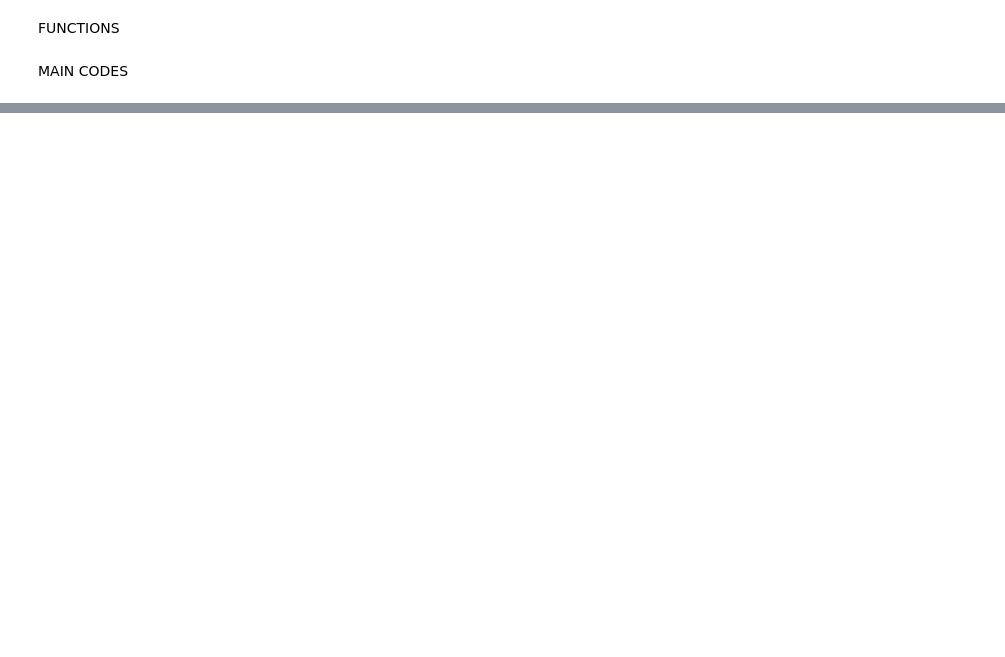
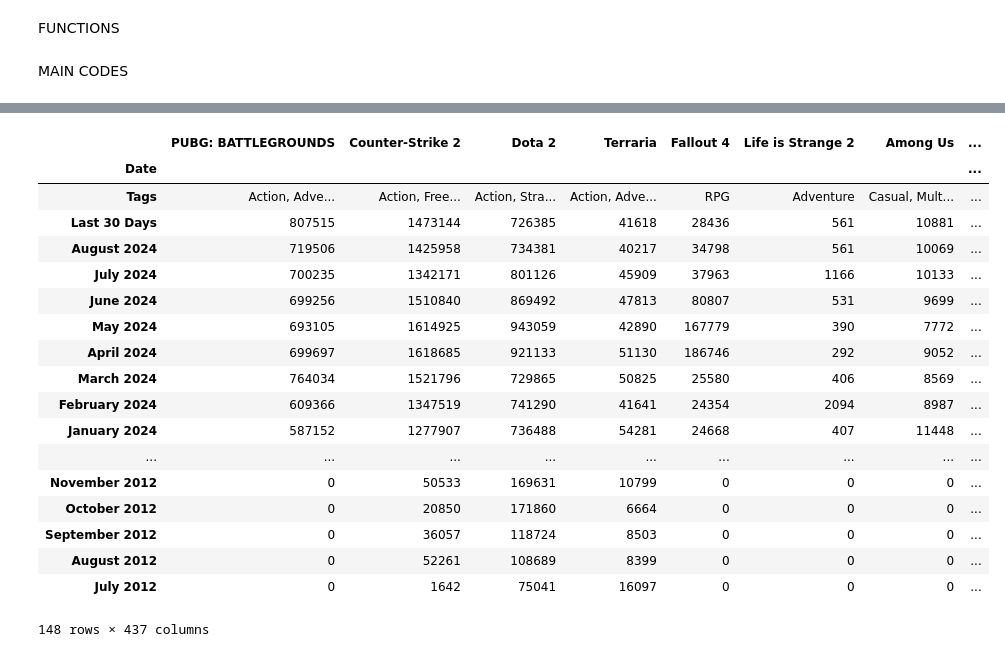
Before and after one commit to Pyros009/data-wrangling-project, a Jupyter notebook: Main.ipynb, the cells around one changed output, grey strips where cells are left out. Cells and saved outputs as stored; diff of their text form; code cells hidden in the pictures; blank space fills up the shorter version.

```diff
--- a/Main.ipynb
+++ b/Main.ipynb
@@ -210,0 +287,20 @@ with open ("tags_name_dict.pkl", "wb") as tags_name_dict_file:
+# %%
+"""
+def add_tags_df (df, dict):
+    df2 = df.copy()
+    for col in df2.columns:
+        int_key = int(col)
+        if int_key in map (int, dict.keys()):
+            df2.at[0, col] = dict[str(col)]
+    return df2
+"""
+# %%
+"""
+for col in df2.columns:
+        # Convert the integer key to string for comparison
+        str_key = str(col)
+        if str_key in map(str, tags_mp_dict.keys()):  # Check if the string version of the key exists in dictionary
+            df2.at[0, col] = tags_mp_dict[int(col)]  # Use .at to set value by label
+
+    return df2
+"""
@@ -312,22 +466,42 @@ out3_extracted
 # %%
 # Converts columns into game's name
-out4 = out3.copy()
+out4 = out3_extracted.copy()
 # creates the id list
 txt2 = txt.rename({"Game Title":"title", "Steam App ID":"id"}, axis=1)
 txt2 = txt2[["id","title"]]
 txt2.set_index("id", inplace=True)
 
 # Create a mapping from ids to titles
 title_mapping = {str(k): v for k, v in txt2["title"].to_dict().items()}
 
 # Rename the columns in out4 using the mapping
 out4.columns = [title_mapping.get(str(col), col) for col in out4.columns]
 
 # Creates our main dataframe visualization
 visual = "Peak Players"
 out4 = out4.applymap(lambda x: x[visual] if isinstance(x, dict) else x)
-out4 = round(out4.fillna(0).astype(float),0).astype(int)
+out4[1:] = round(out4[1:].fillna(0).astype(float),0).astype(int)
 out4
+# %% [output]
+|  | PUBG: BATTLEGROUNDS | Counter-Strike 2 | Dota 2 | Terraria | Fallout 4 | Life is Strange 2 | Among Us | ... |
+| Date |  |  |  |  |  |  |  | ... |
+| Tags | Action, Adve... | Action, Free... | Action, Stra... | Action, Adve... | RPG | Adventure | Casual, Mult... | ... |
+| Last 30 Days | 807515 | 1473144 | 726385 | 41618 | 28436 | 561 | 10881 | ... |
+| August 2024 | 719506 | 1425958 | 734381 | 40217 | 34798 | 561 | 10069 | ... |
+| July 2024 | 700235 | 1342171 | 801126 | 45909 | 37963 | 1166 | 10133 | ... |
+| June 2024 | 699256 | 1510840 | 869492 | 47813 | 80807 | 531 | 9699 | ... |
+| May 2024 | 693105 | 1614925 | 943059 | 42890 | 167779 | 390 | 7772 | ... |
+| April 2024 | 699697 | 1618685 | 921133 | 51130 | 186746 | 292 | 9052 | ... |
+| March 2024 | 764034 | 1521796 | 729865 | 50825 | 25580 | 406 | 8569 | ... |
+| February 2024 | 609366 | 1347519 | 741290 | 41641 | 24354 | 2094 | 8987 | ... |
+| January 2024 | 587152 | 1277907 | 736488 | 54281 | 24668 | 407 | 11448 | ... |
+| ... | ... | ... | ... | ... | ... | ... | ... | ... |
+| November 2012 | 0 | 50533 | 169631 | 10799 | 0 | 0 | 0 | ... |
+| October 2012 | 0 | 20850 | 171860 | 6664 | 0 | 0 | 0 | ... |
+| September 2012 | 0 | 36057 | 118724 | 8503 | 0 | 0 | 0 | ... |
+| August 2012 | 0 | 52261 | 108689 | 8399 | 0 | 0 | 0 | ... |
+| July 2012 | 0 | 1642 | 75041 | 16097 | 0 | 0 | 0 | ... |
+148 rows × 437 columns
 # %%
 # More cleaning while looking at data. Disregarding outliers etc..
 out5 = out4.copy()
```
Also changed, not shown: parts of 36 cells of this notebook.
